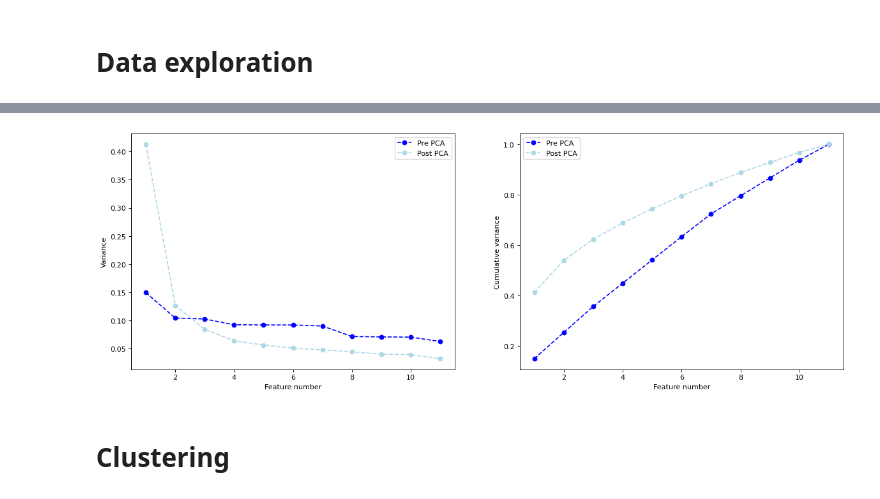
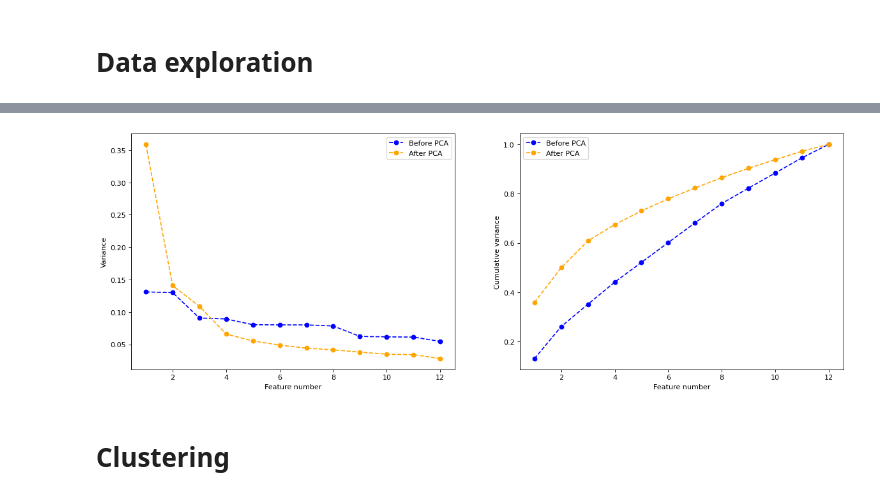
Before and after one commit to VenturelliMatteo/Clients-Clustering, a Jupyter notebook: Clustering.ipynb, the cells around one changed output, grey strips where cells are left out. Drawn from its saved outputs; the diff is of its cells as text; code cells hidden in the pictures.

```diff
--- a/Clustering.ipynb
+++ b/Clustering.ipynb
@@ -134,47 +185,52 @@ Applying the Principal Component Analysis to the numerical features
 # %%
 from sklearn.decomposition import PCA
 
-num_data = data[:, 19:]
+# defining the numerical portion of data array (from 17th feature on, so starting from index 16)
+num_data = data[:, 16:]
 
-# calculating quantities related to data before applying PCA
+# calculating covariance matrix, variance vector and cumulative sum vector of data before applying PCA
+# the values are normalized in order to have the sum of feature variances equal to one
 cov = np.cov(num_data.T) / np.trace(np.cov(num_data.T))
-var = np.flip(np.sort(np.diag(cov)))
+var = np.flip(np.sort(np.diag(cov)))        # np.flip is used since np.sort sorts the vector in increasing order
 cumulative = np.empty(var.shape)
 for i in range(var.shape[0]):
     cumulative[i] = sum(var[:i+1])
 
-# applying PCA
+# applying PCA and storing transformed data in pca_data
 pca = PCA(n_components = num_data.shape[1], random_state = seed)
 pca.fit(num_data)
 pca_data = pca.transform(num_data)
 
-# calculating quantities related to data after applying PCA
+# calculating covariance matrix, variance vector and cumulative sum vector of data after applying PCA
 pca_cov = np.cov(pca_data.T) / np.trace(np.cov(num_data.T))
 pca_var = np.flip(np.sort(np.diag(pca_cov)))
 pca_cumulative = np.empty(pca_var.shape)
 for i in range(pca_var.shape[0]):
     pca_cumulative[i] = sum(pca_var[:i+1])
 
+# creating a vector containing the indexes of the numerical features used to plot PCA results
 x = np.arange(1, var.shape[0] + 1)
 
 fig, axes = plt.subplots(1, 2, figsize=(18,6), dpi=80)
 
+# plotting the variances before and after PCA
 ax = axes[0]
-ax.plot(x, var, 'o--', color = 'blue', label = 'Pre PCA')
-ax.plot(x, pca_var, 'o--', color = 'lightblue', label = 'Post PCA')
+ax.plot(x, var, 'o--', color = 'blue', label = 'Before PCA')
+ax.plot(x, pca_var, 'o--', color = 'orange', label = 'After PCA')
 ax.set_xlabel('Feature number')
 ax.set_ylabel('Variance')
 ax.legend()
 
+# plotting the cumulative variances before and after PCA
 ax = axes[1]
-ax.plot(x, cumulative, 'o--', color = 'blue', label = 'Pre PCA')
-ax.plot(x, pca_cumulative, 'o--', color = 'lightblue', label = 'Post PCA')
+ax.plot(x, cumulative, 'o--', color = 'blue', label = 'Before PCA')
+ax.plot(x, pca_cumulative, 'o--', color = 'orange', label = 'After PCA')
 ax.set_xlabel('Feature number')
 ax.set_ylabel('Cumulative variance')
 ax.legend()
 
 plt.show()
 # %% [output]
-[figure, old version]
+[figure, new version]
 # %% [markdown]
 # Clustering
```
Also changed, not shown: parts of 20 cells of this notebook.
